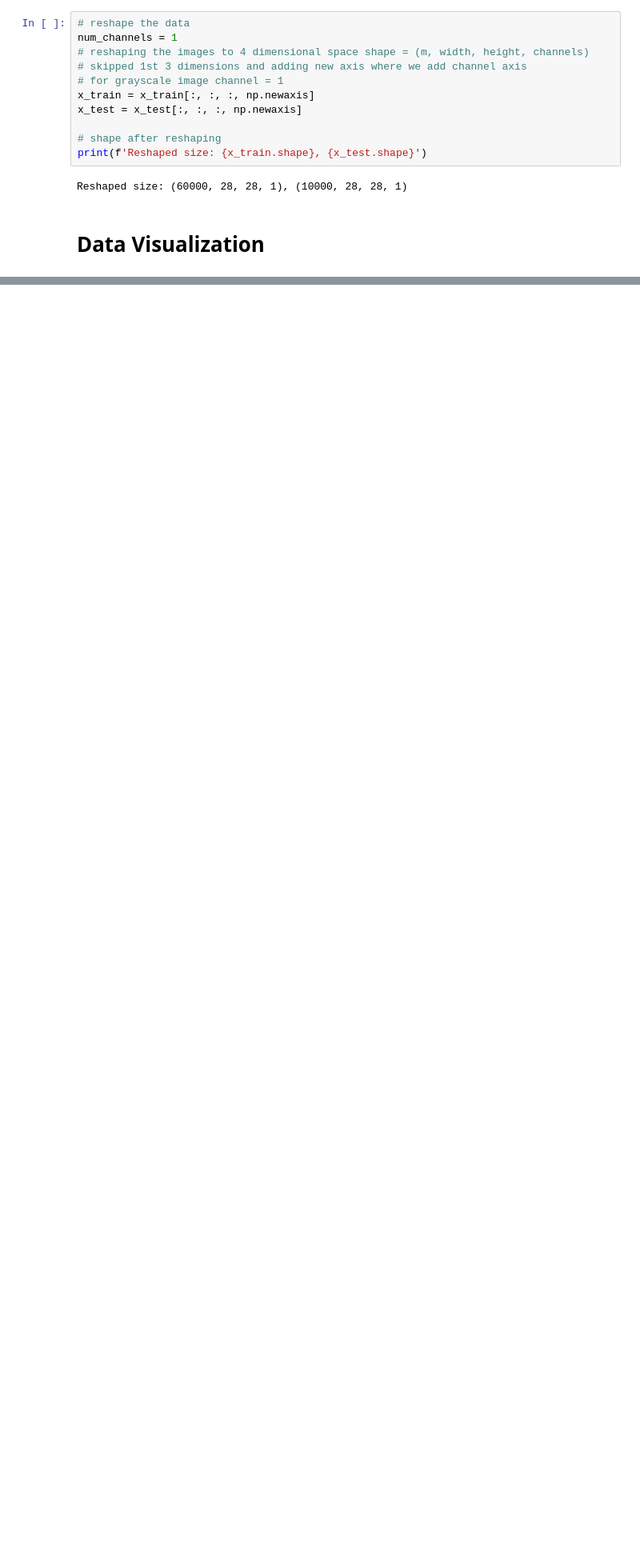
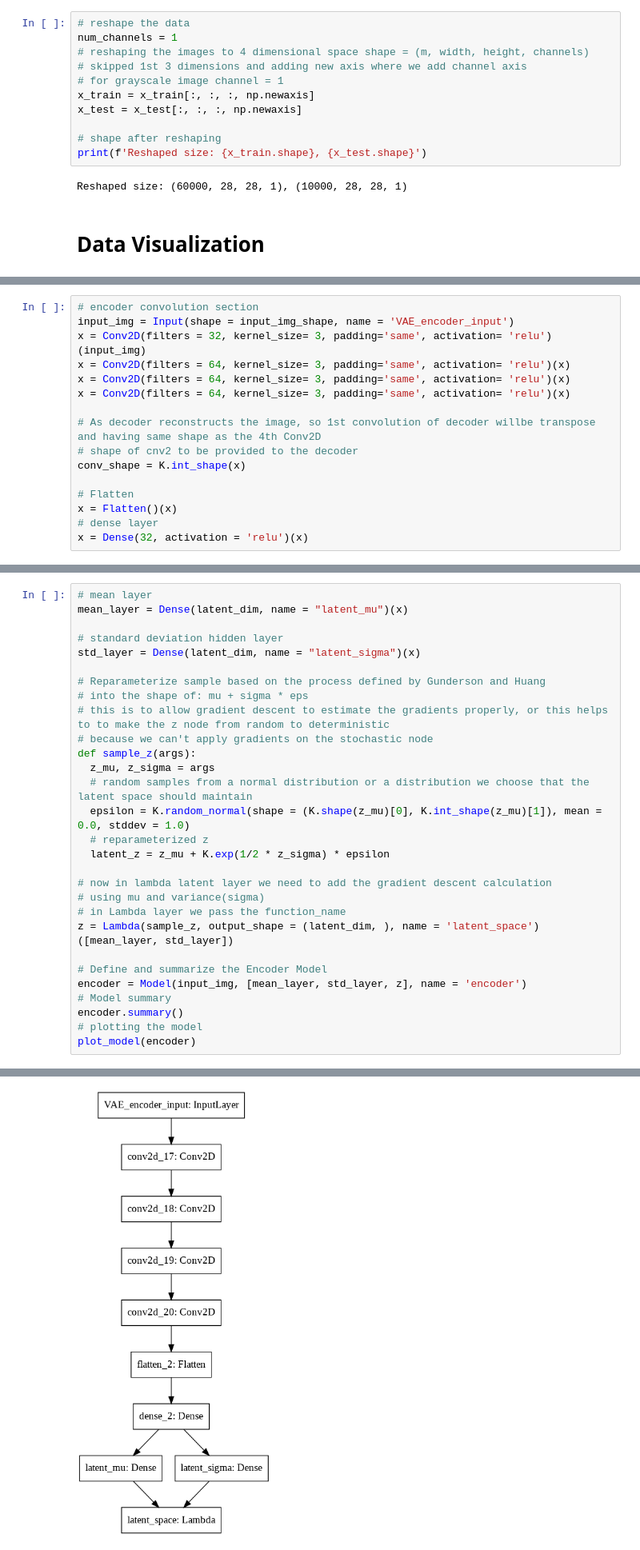
Before and after one commit to sayan0506/Synthetic-Image-generation-using-VAE-, a Jupyter notebook: Implement_VAE_using_Keras_backend.ipynb, the cells around one changed output, grey strips where cells are left out. Shown at 80% size. Cells and saved outputs as stored; diff of their text form; blank space fills up the shorter version.

```diff
--- a/Implement_VAE_using_Keras_backend.ipynb
+++ b/Implement_VAE_using_Keras_backend.ipynb
@@ -83,0 +110,16 @@ fig.show()
+# %%
+# encoder convolution section
+input_img = Input(shape = input_img_shape, name = 'VAE_encoder_input')
+x = Conv2D(filters = 32, kernel_size= 3, padding='same', activation= 'relu')(input_img)
+x = Conv2D(filters = 64, kernel_size= 3, padding='same', activation= 'relu')(x)
+x = Conv2D(filters = 64, kernel_size= 3, padding='same', activation= 'relu')(x)
+x = Conv2D(filters = 64, kernel_size= 3, padding='same', activation= 'relu')(x)
+
+# As decoder reconstructs the image, so 1st convolution of decoder willbe transpose and having same shape as the 4th Conv2D
+# shape of cnv2 to be provided to the decoder
+conv_shape = K.int_shape(x)
+
+# Flatten
+x = Flatten()(x)
+# dense layer
+x = Dense(32, activation = 'relu')(x)
@@ -83,0 +136,30 @@ fig.show()
+# %%
+# mean layer
+mean_layer = Dense(latent_dim, name = "latent_mu")(x)
+
+# standard deviation hidden layer
+std_layer = Dense(latent_dim, name = "latent_sigma")(x)
+
+# Reparameterize sample based on the process defined by Gunderson and Huang
+# into the shape of: mu + sigma * eps
+# this is to allow gradient descent to estimate the gradients properly, or this helps to to make the z node from random to deterministic
+# because we can't apply gradients on the stochastic node
+def sample_z(args):
+  z_mu, z_sigma = args
+  # random samples from a normal distribution or a distribution we choose that the latent space should maintain
+  epsilon = K.random_normal(shape = (K.shape(z_mu)[0], K.int_shape(z_mu)[1]), mean = 0.0, stddev = 1.0)
+  # reparameterized z
+  latent_z = z_mu + K.exp(1/2 * z_sigma) * epsilon
+
+# now in lambda latent layer we need to add the gradient descent calculation
+# using mu and variance(sigma)
+# in Lambda layer we pass the function_name
+z = Lambda(sample_z, output_shape = (latent_dim, ), name = 'latent_space')([mean_layer, std_layer])
+
+# Define and summarize the Encoder Model
+encoder = Model(input_img, [mean_layer, std_layer, z], name = 'encoder')
+# Model summary
+encoder.summary()
+# plotting the model
+plot_model(encoder)
+# %% [output]
@@ -83,0 +183 @@ fig.show()
+[figure, added]
```
Also changed, not shown: parts of 7 cells of this notebook.
